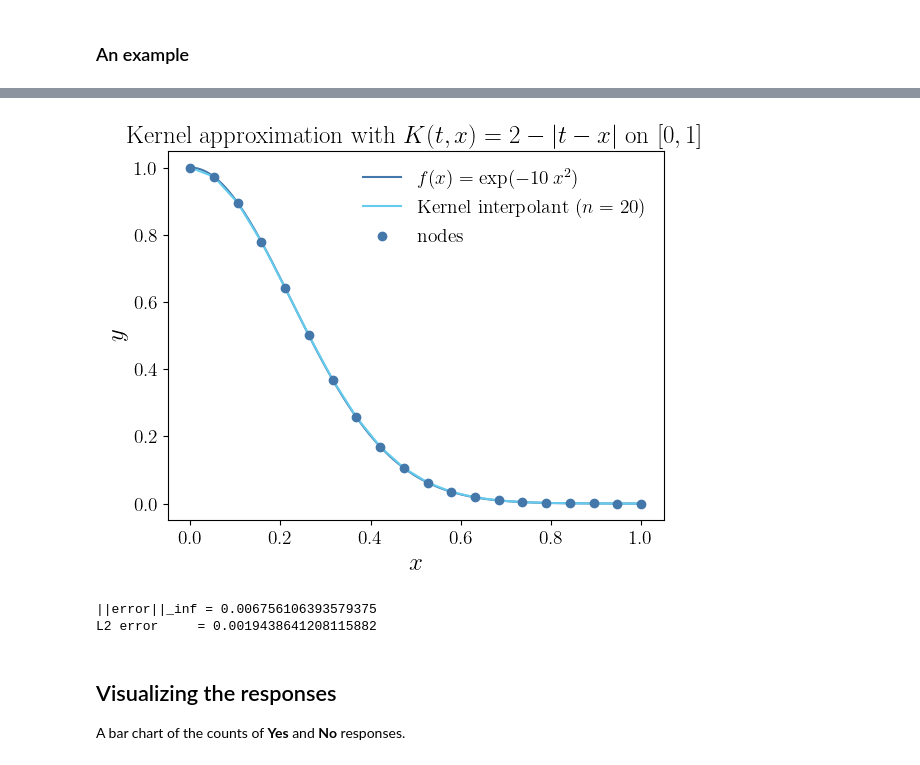
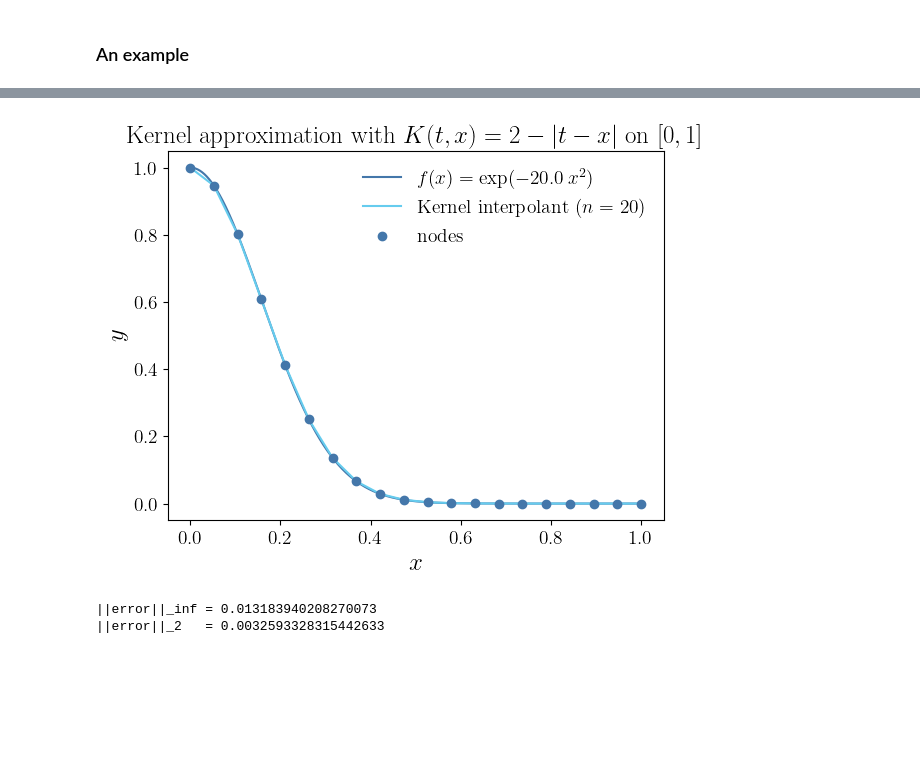
Before and after one commit to fjhickernell/MATH563Spring2026, a Jupyter notebook: classlib/classlib/notebooks/Bayesian_quadrature.ipynb, the cells around one changed output, grey strips where cells are left out. Drawn from its saved outputs; the diff is of its cells as text; code cells hidden in the pictures; blank space fills up the shorter version.

```diff
--- a/classlib/classlib/notebooks/Bayesian_quadrature.ipynb
+++ b/classlib/classlib/notebooks/Bayesian_quadrature.ipynb
@@ -150,39 +150,36 @@ usetex: True
 latex preamble: \usepackage{amsmath}
 # %%
 # Target function, you may change this as you wish
-def f_exp_sq(x):
+a=20.
+def f_exp_sq(x, a=a):
     x = np.asarray(x)
-    return np.exp(-10.0 * x**2)
-f_exp_sq.label=r"$f(x)=\exp(-10\,x^2)$"
+    return np.exp(-a * x**2)
+f_exp_sq.label=rf"$f(x)=\exp(-{a}\,x^2)$"
 
 K = K_abs          # swap to K_abs_exp, etc.
 f = f_exp_sq             # swap to f2, etc.
 
 n = 20
 x_nodes = np.linspace(0.0, 1.0, n)
 a, f_hat, G, y = kernel_interpolant(K, x_nodes, f)
 
 x_grid = np.linspace(0.0, 1.0, 600)
 
 plt.figure()
 plt.plot(x_grid, f(x_grid), label=getattr(f, "label", "f"))
 plt.plot(x_grid, f_hat(x_grid), label=rf"Kernel interpolant ($n={n}$)")
 plt.scatter(x_nodes, y, marker="o", label="nodes", zorder=3)
 plt.xlabel(r"$x$")
 plt.ylabel(r"$y$")
 plt.title(rf"Kernel approximation with {getattr(K, 'label', 'K')} on $[0,1]$")
 plt.legend()
 plt.show()
 
 err_inf = np.max(np.abs(f_hat(x_grid) - f(x_grid)))
 err_l2 = np.sqrt(np.trapezoid((f_hat(x_grid) - f(x_grid))**2, x_grid))
 print("||error||_inf =", err_inf)
-print("L2 error     =", err_l2)
+print("||error||_2   =", err_l2)
 # %% [output]
-[figure, old version]
+[figure, new version]
-||error||_inf = 0.006756106393579375
-L2 error     = 0.0019438641208115882
+||error||_inf = 0.013183940208270073
+||error||_2   = 0.0032593328315442633
-# %% [markdown]
-## Visualizing the responses
-
-A bar chart of the counts of **Yes** and **No** responses.
```
Also changed, not shown: parts of 16 cells of this notebook, 3 other files.
